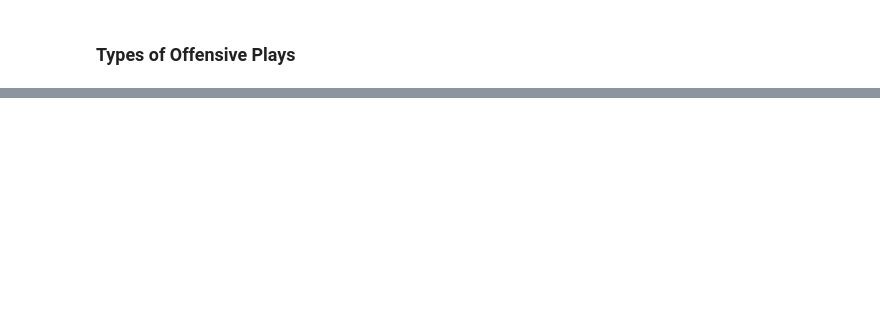
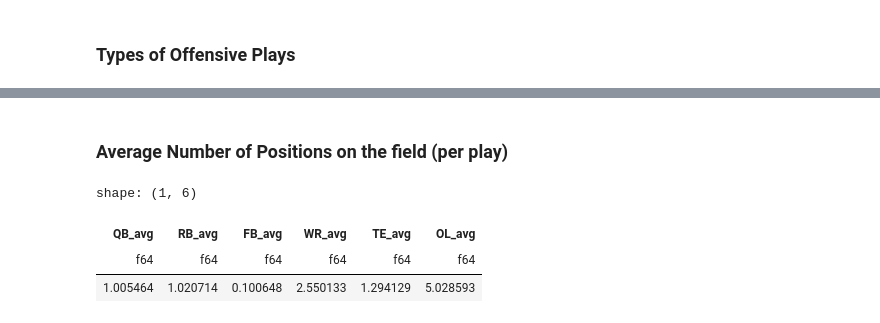
Before and after one commit to ZekeWeng/BigDataBowl2025, a Jupyter notebook: information.ipynb, the cells around one changed output, grey strips where cells are left out. Saved outputs shown, nothing was run; the diff lists cells and outputs as text; code cells hidden in the pictures; blank space fills up the shorter version.

```diff
--- a/information.ipynb
+++ b/information.ipynb
@@ -6,3 +10,6 @@ presnap_defense = pl.read_csv("data/outputs/presnap_defense.csv", null_values=["
+# %%
+defense = presnap.filter(pl.col("club") != pl.col("possessionTeam"))
+offense = presnap.filter(pl.col("club") != pl.col("defensiveTeam"))
 # %% [markdown]
 ### Types of Pass Coverage
 # %%
@@ -91,0 +99,24 @@ week_offense.write_csv("data/outputs/presnap_offense_w1.csv")
+# %% [markdown]
+### Average Number of Positions on the field (per play)
+# %%
+offensive_positions = (
+    offense
+    .group_by(["gameId", "playId"])
+    .agg(pl.col(["QB", "RB", "FB", "WR", "TE", "OL"]).first())
+    .select(
+        [
+            pl.col("QB").mean().alias("QB_avg"),
+            pl.col("RB").mean().alias("RB_avg"),
+            pl.col("FB").mean().alias("FB_avg"),
+            pl.col("WR").mean().alias("WR_avg"),
+            pl.col("TE").mean().alias("TE_avg"),
+            pl.col("OL").mean().alias("OL_avg"),
+        ]
+    )
+)
+offensive_positions
+# %% [output]
+shape: (1, 6)
+| QB_avg | RB_avg | FB_avg | WR_avg | TE_avg | OL_avg |
+| f64 | f64 | f64 | f64 | f64 | f64 |
+| 1.005464 | 1.020714 | 0.100648 | 2.550133 | 1.294129 | 5.028593 |
```
Also changed, not shown: parts of 8 cells of this notebook.
